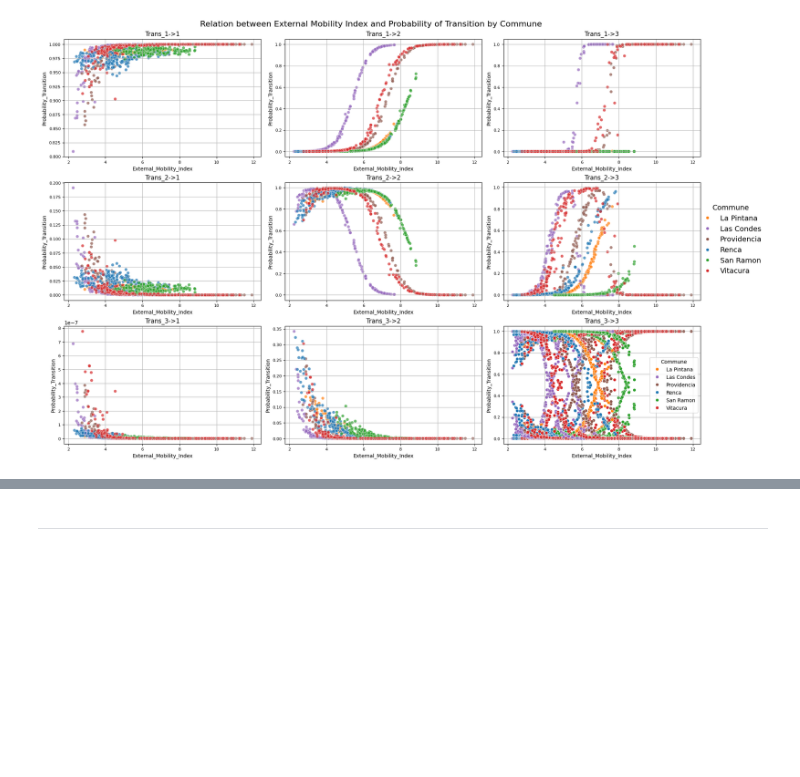
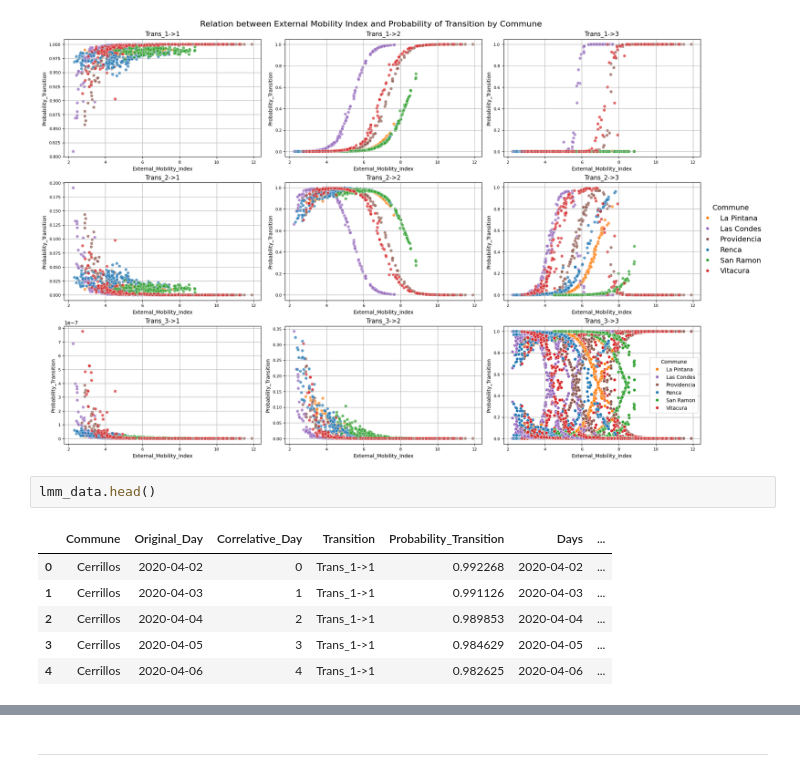
Before and after one commit to lugerlakes/covid-nhmm, a Jupyter notebook: notebooks/nHMM.ipynb, the cells around one changed output, grey strips where cells are left out. Drawn from its saved outputs; the diff is of its cells as text; blank space fills up the shorter version.

```diff
--- a/notebooks/nHMM.ipynb
+++ b/notebooks/nHMM.ipynb
@@ -1139,3 +1139,12 @@ fig.suptitle('Relation between External Mobility Index and Probability of Transi
 plt.show()
 # %% [output]
 [figure]
+# %%
+lmm_data.head()
+# %% [output]
+|  | Commune | Original_Day | Correlative_Day | Transition | Probability_Transition | Days | ... |
+| 0 | Cerrillos | 2020-04-02 | 0 | Trans_1->1 | 0.992268 | 2020-04-02 | ... |
+| 1 | Cerrillos | 2020-04-03 | 1 | Trans_1->1 | 0.991126 | 2020-04-03 | ... |
+| 2 | Cerrillos | 2020-04-04 | 2 | Trans_1->1 | 0.989853 | 2020-04-04 | ... |
+| 3 | Cerrillos | 2020-04-05 | 3 | Trans_1->1 | 0.984629 | 2020-04-05 | ... |
+| 4 | Cerrillos | 2020-04-06 | 4 | Trans_1->1 | 0.982625 | 2020-04-06 | ... |
```
Also changed, not shown: parts of 2 cells of this notebook, 3 other files.
